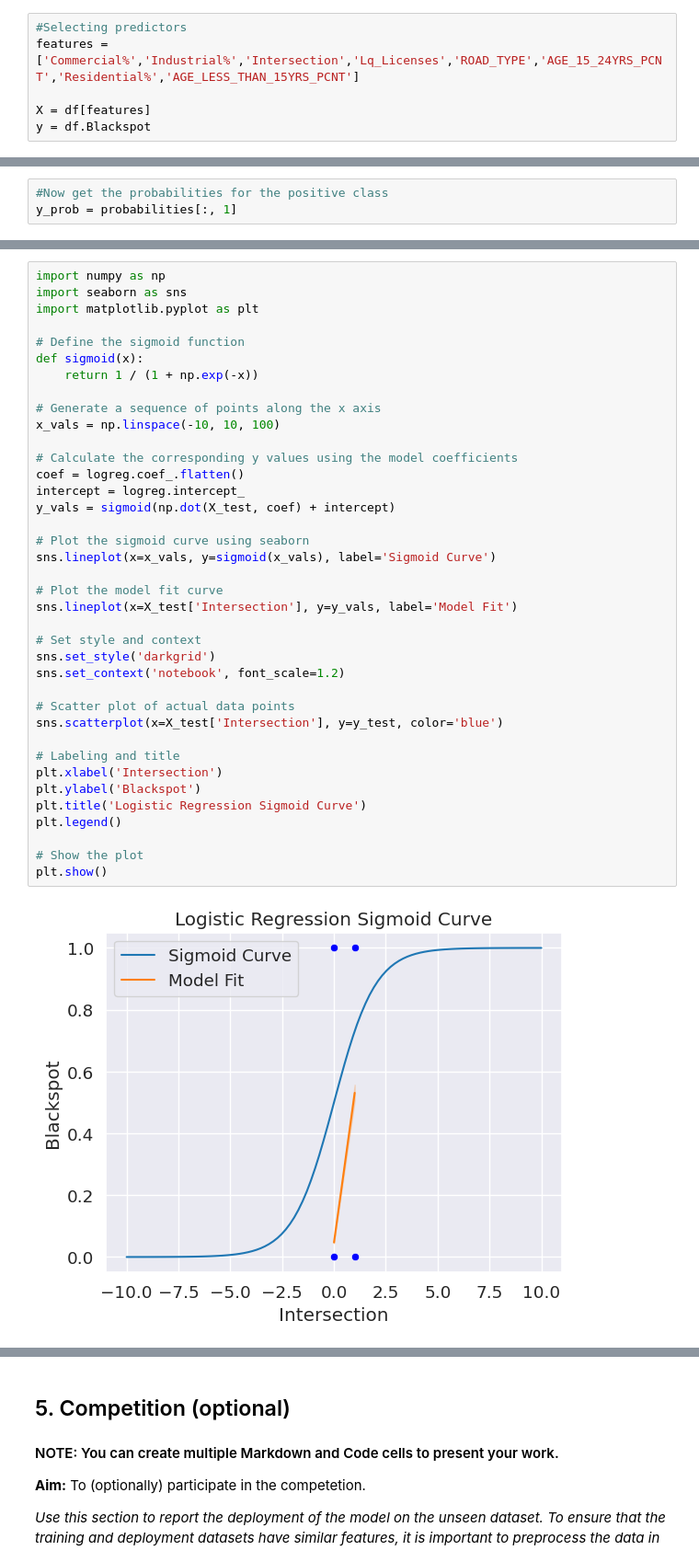
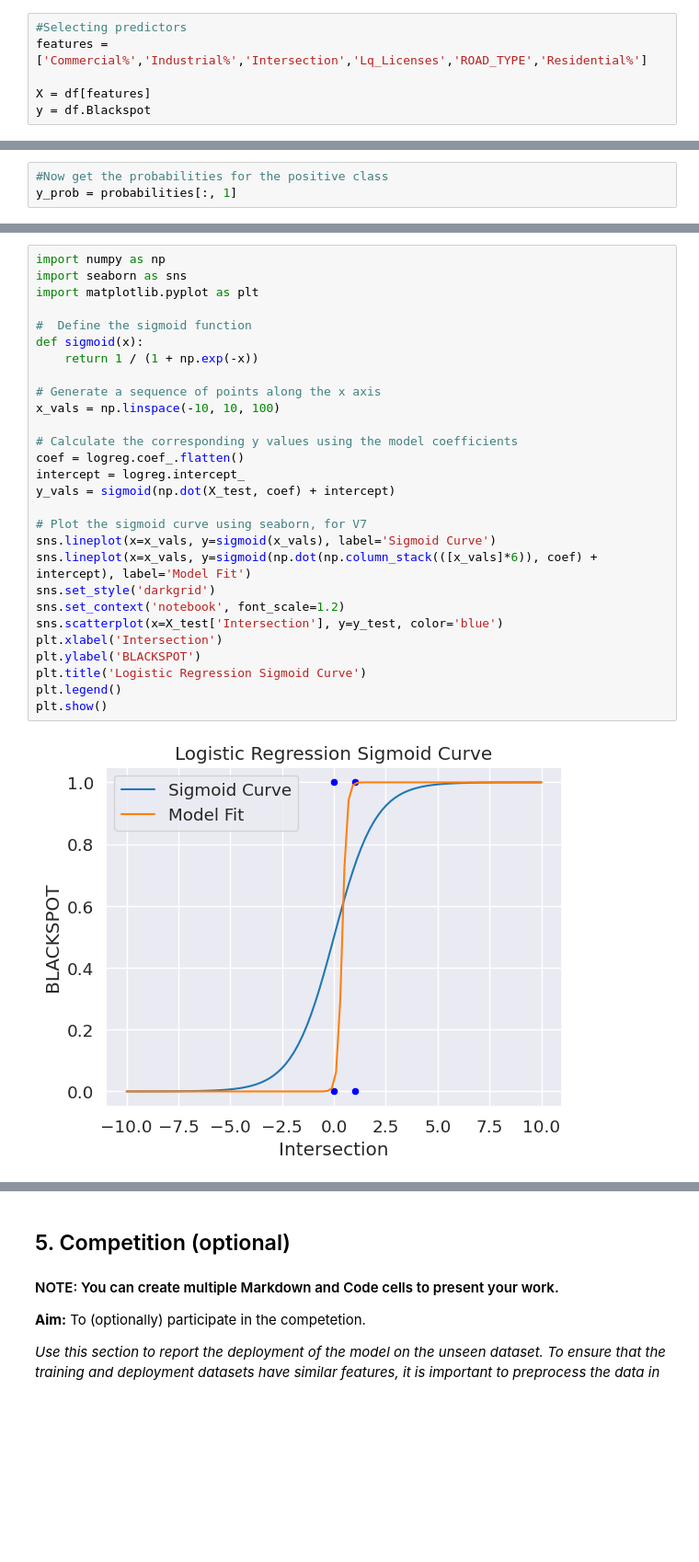
Before and after one commit to ItsSHALINISuresh/ML-in-Business, a Jupyter notebook: MIS710 Assignment/MIS710_A1_Template_T2_2023.ipynb, the cells around one changed output, grey strips where cells are left out. Shown at 92% size. Saved outputs shown, nothing was run; the diff lists cells and outputs as text; blank space fills up the shorter version.

```diff
--- a/MIS710 Assignment/MIS710_A1_Template_T2_2023.ipynb
+++ b/MIS710 Assignment/MIS710_A1_Template_T2_2023.ipynb
@@ -404,7 +404,7 @@ This section may include:
 * How to use trained model to predict labels for training and testing dataset.
 # %%
 #Selecting predictors
-features = ['Commercial%','Industrial%','Intersection','Lq_Licenses','ROAD_TYPE','AGE_15_24YRS_PCNT','Residential%','AGE_LESS_THAN_15YRS_PCNT']
+features = ['Commercial%','Industrial%','Intersection','Lq_Licenses','ROAD_TYPE','Residential%']
 
 X = df[features]
 y = df.Blackspot
@@ -572,43 +572,33 @@ plt.show()
 # %%
 import numpy as np
 import seaborn as sns
 import matplotlib.pyplot as plt
 
-# Define the sigmoid function
+#  Define the sigmoid function
 def sigmoid(x):
     return 1 / (1 + np.exp(-x))
 
 # Generate a sequence of points along the x axis
 x_vals = np.linspace(-10, 10, 100)
 
 # Calculate the corresponding y values using the model coefficients
 coef = logreg.coef_.flatten()
 intercept = logreg.intercept_
 y_vals = sigmoid(np.dot(X_test, coef) + intercept)
 
-# Plot the sigmoid curve using seaborn
+# Plot the sigmoid curve using seaborn, for V7
 sns.lineplot(x=x_vals, y=sigmoid(x_vals), label='Sigmoid Curve')
-
-# Plot the model fit curve
-sns.lineplot(x=X_test['Intersection'], y=y_vals, label='Model Fit')
-
-# Set style and context
+sns.lineplot(x=x_vals, y=sigmoid(np.dot(np.column_stack(([x_vals]*6)), coef) + intercept), label='Model Fit')
 sns.set_style('darkgrid')
 sns.set_context('notebook', font_scale=1.2)
-
-# Scatter plot of actual data points
 sns.scatterplot(x=X_test['Intersection'], y=y_test, color='blue')
-
-# Labeling and title
 plt.xlabel('Intersection')
-plt.ylabel('Blackspot')
+plt.ylabel('BLACKSPOT')
 plt.title('Logistic Regression Sigmoid Curve')
 plt.legend()
-
-# Show the plot
 plt.show()
 # %% [output]
-[figure, old version]
+[figure, new version]
 # %%
 #Visualise the coefficients
 coef = pd.Series(logreg.coef_[0], index=X.columns.values)
```
Also changed, not shown: parts of 18 cells of this notebook.
